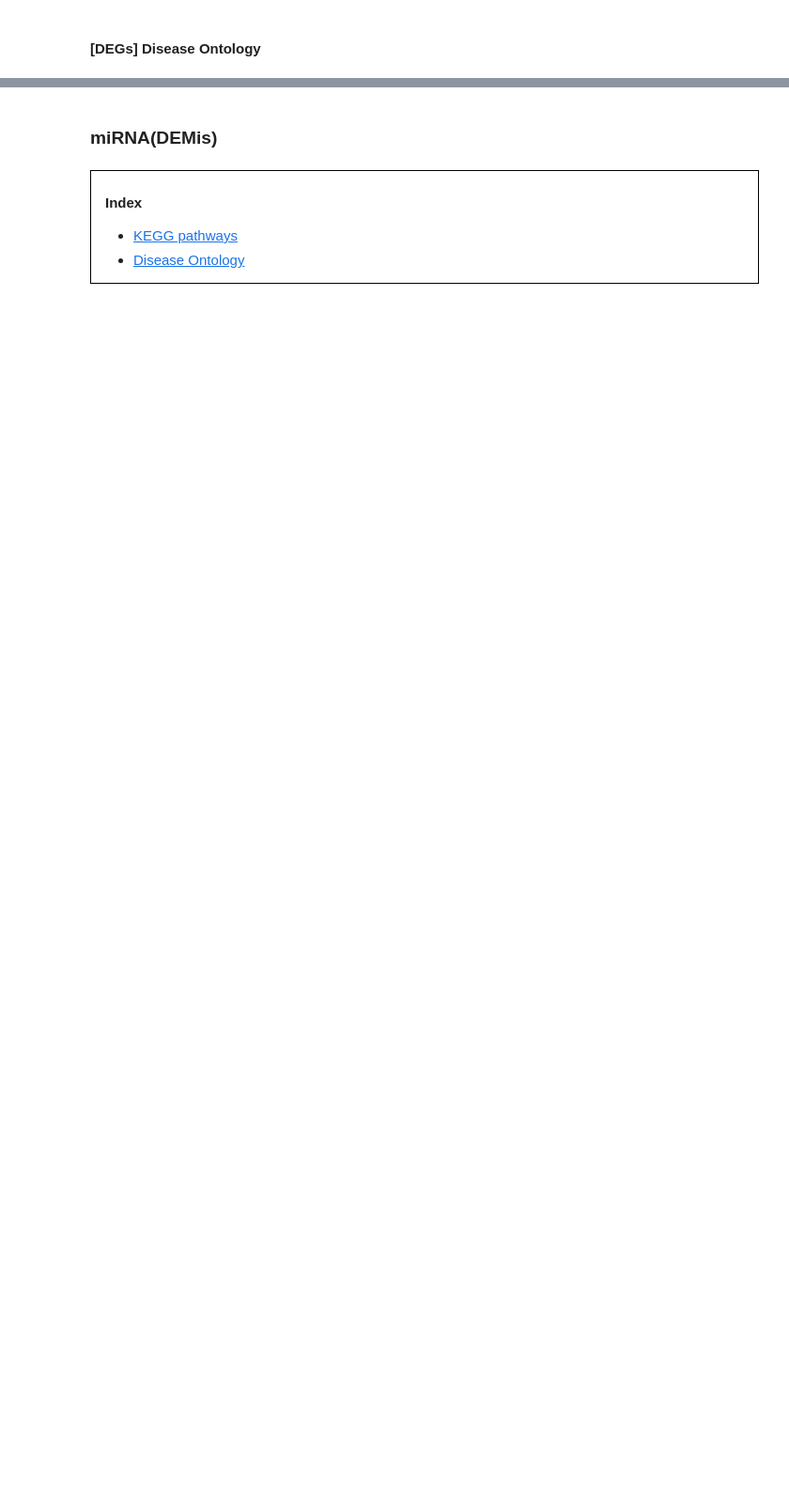
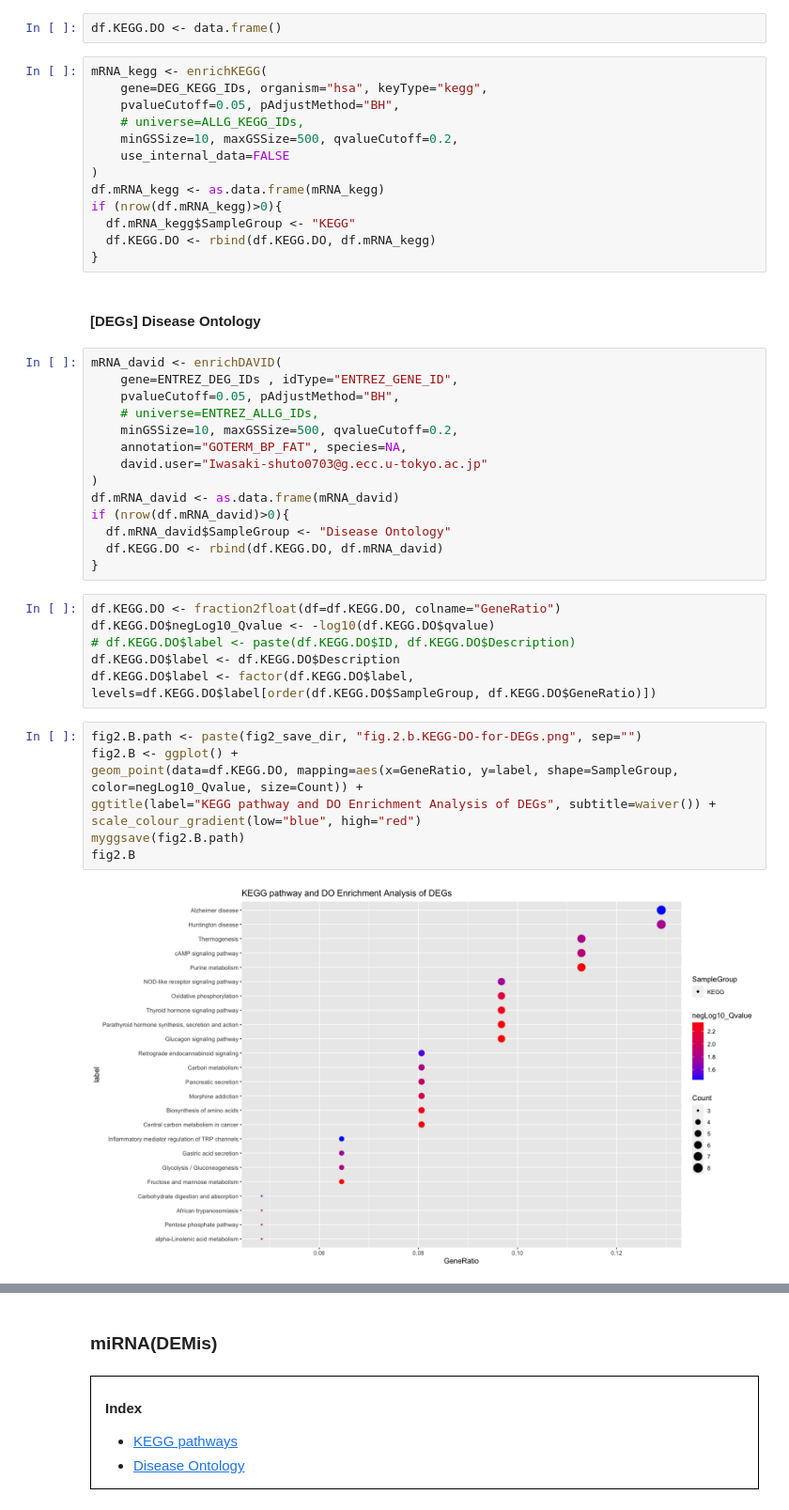
Before and after one commit to HongyuanWu/TripleNetDiagnosis, a Jupyter notebook: notebook/2.R.cluster.profiling.ipynb, the cells around one changed output, grey strips where cells are left out. Shown at 94% size. Cells and saved outputs as stored; diff of their text form; blank space fills up the shorter version.

Commit message:
Add KEGG pathway analysis & Disease Ontology.

```diff
--- a/notebook/2.R.cluster.profiling.ipynb
+++ b/notebook/2.R.cluster.profiling.ipynb
@@ -116,3 +125,48 @@ mRNA_KEGG_IDs <- geneSYMBOL2KEGGID(gene_symbol=DEGs)
+# %%
+df.KEGG.DO <- data.frame()
+# %%
+mRNA_kegg <- enrichKEGG(
+    gene=DEG_KEGG_IDs, organism="hsa", keyType="kegg",
+    pvalueCutoff=0.05, pAdjustMethod="BH",
+    # universe=ALLG_KEGG_IDs,
+    minGSSize=10, maxGSSize=500, qvalueCutoff=0.2,
+    use_internal_data=FALSE
+)
+df.mRNA_kegg <- as.data.frame(mRNA_kegg)
+if (nrow(df.mRNA_kegg)>0){
+  df.mRNA_kegg$SampleGroup <- "KEGG"
+  df.KEGG.DO <- rbind(df.KEGG.DO, df.mRNA_kegg)
+}
 # %% [markdown]
 #### [DEGs] Disease Ontology
+# %%
+mRNA_david <- enrichDAVID(
+    gene=ENTREZ_DEG_IDs , idType="ENTREZ_GENE_ID",
+    pvalueCutoff=0.05, pAdjustMethod="BH",
+    # universe=ENTREZ_ALLG_IDs,
+    minGSSize=10, maxGSSize=500, qvalueCutoff=0.2,
+    annotation="GOTERM_BP_FAT", species=NA,
+    david.user="Iwasaki-shuto0703@g.ecc.u-tokyo.ac.jp"
+)
+df.mRNA_david <- as.data.frame(mRNA_david)
+if (nrow(df.mRNA_david)>0){
+  df.mRNA_david$SampleGroup <- "Disease Ontology"
+  df.KEGG.DO <- rbind(df.KEGG.DO, df.mRNA_david)
+}
+# %%
+df.KEGG.DO <- fraction2float(df=df.KEGG.DO, colname="GeneRatio")
+df.KEGG.DO$negLog10_Qvalue <- -log10(df.KEGG.DO$qvalue)
+# df.KEGG.DO$label <- paste(df.KEGG.DO$ID, df.KEGG.DO$Description)
+df.KEGG.DO$label <- df.KEGG.DO$Description
+df.KEGG.DO$label <- factor(df.KEGG.DO$label, levels=df.KEGG.DO$label[order(df.KEGG.DO$SampleGroup, df.KEGG.DO$GeneRatio)])
+# %%
+fig2.B.path <- paste(fig2_save_dir, "fig.2.b.KEGG-DO-for-DEGs.png", sep="")
+fig2.B <- ggplot() +
+geom_point(data=df.KEGG.DO, mapping=aes(x=GeneRatio, y=label, shape=SampleGroup, color=negLog10_Qvalue, size=Count)) +
+ggtitle(label="KEGG pathway and DO Enrichment Analysis of DEGs", subtitle=waiver()) +
+scale_colour_gradient(low="blue", high="red")
+myggsave(fig2.B.path)
+fig2.B
+# %% [output]
+[figure, added]
 # %% [markdown]
```
Also changed, not shown: parts of 11 cells of this notebook, 4 other files.
